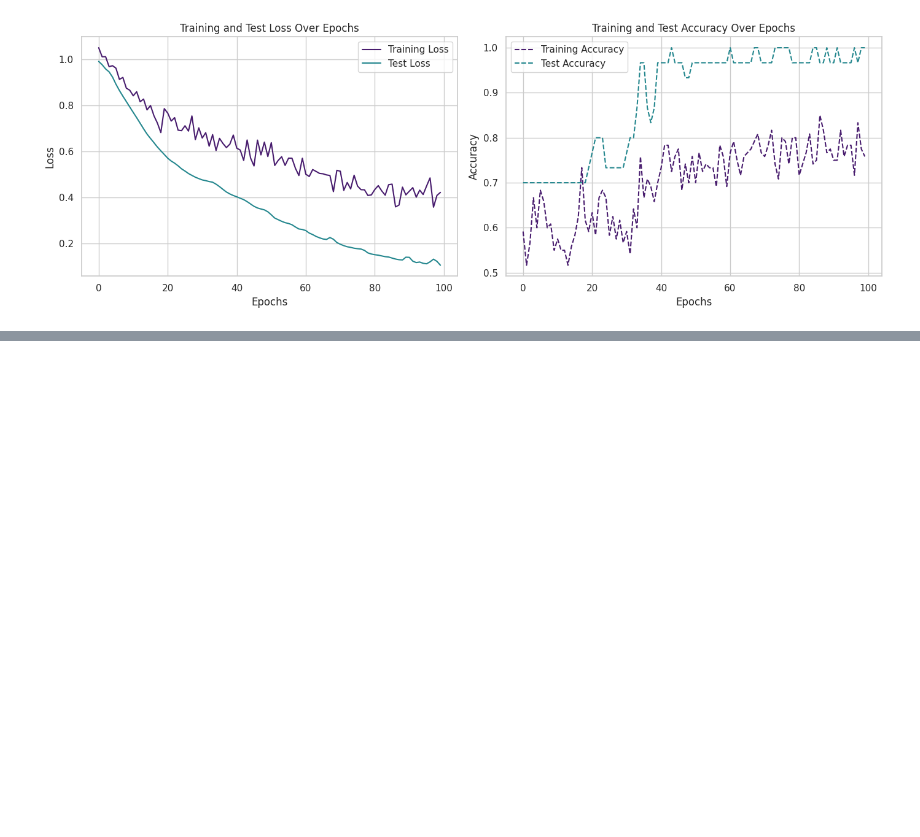
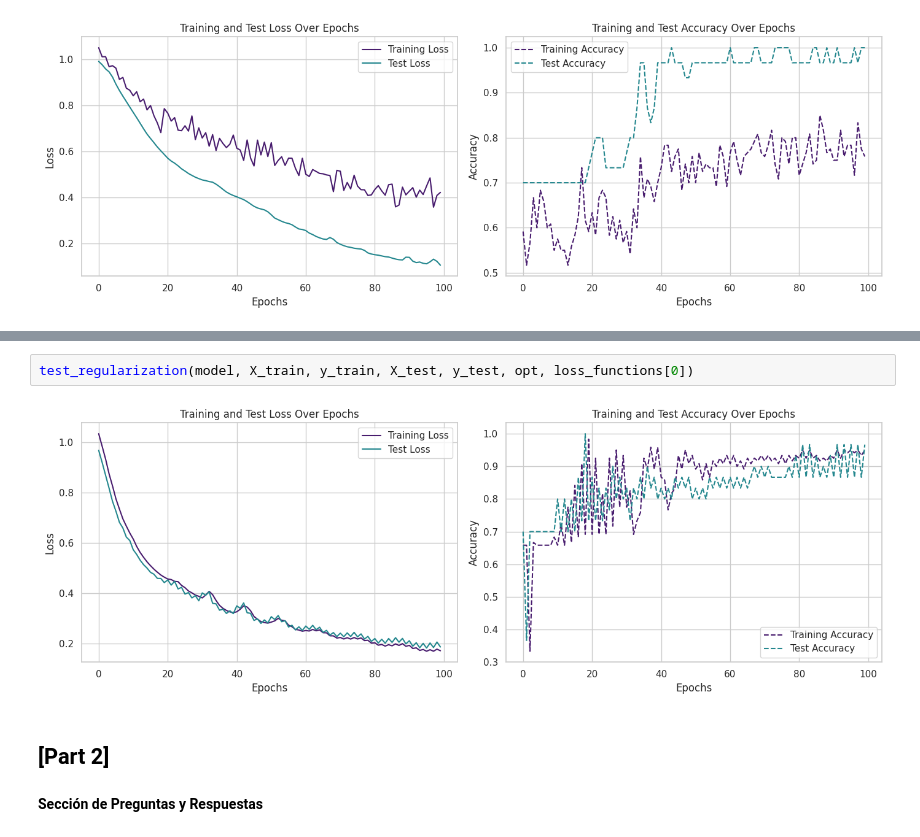
Before and after one commit to Andrea-gt/pytorch-iris, a Jupyter notebook: pytorch_iris.ipynb, the cells around one changed output, grey strips where cells are left out. Cells and saved outputs as stored; diff of their text form; blank space fills up the shorter version.

```diff
--- a/pytorch_iris.ipynb
+++ b/pytorch_iris.ipynb
@@ -411,0 +434,8 @@ test_regularization(model=model, X_train=X_train, y_train=y_train, X_test=X_test
+# %%
+test_regularization(model, X_train, y_train, X_test, y_test, opt, loss_functions[0])
+# %% [output]
+[figure, added]
+# %% [markdown]
+## **[Part 2]**
+# %% [markdown]
+**Sección de Preguntas y Respuestas**
```
Also changed, not shown: parts of 21 cells of this notebook.
